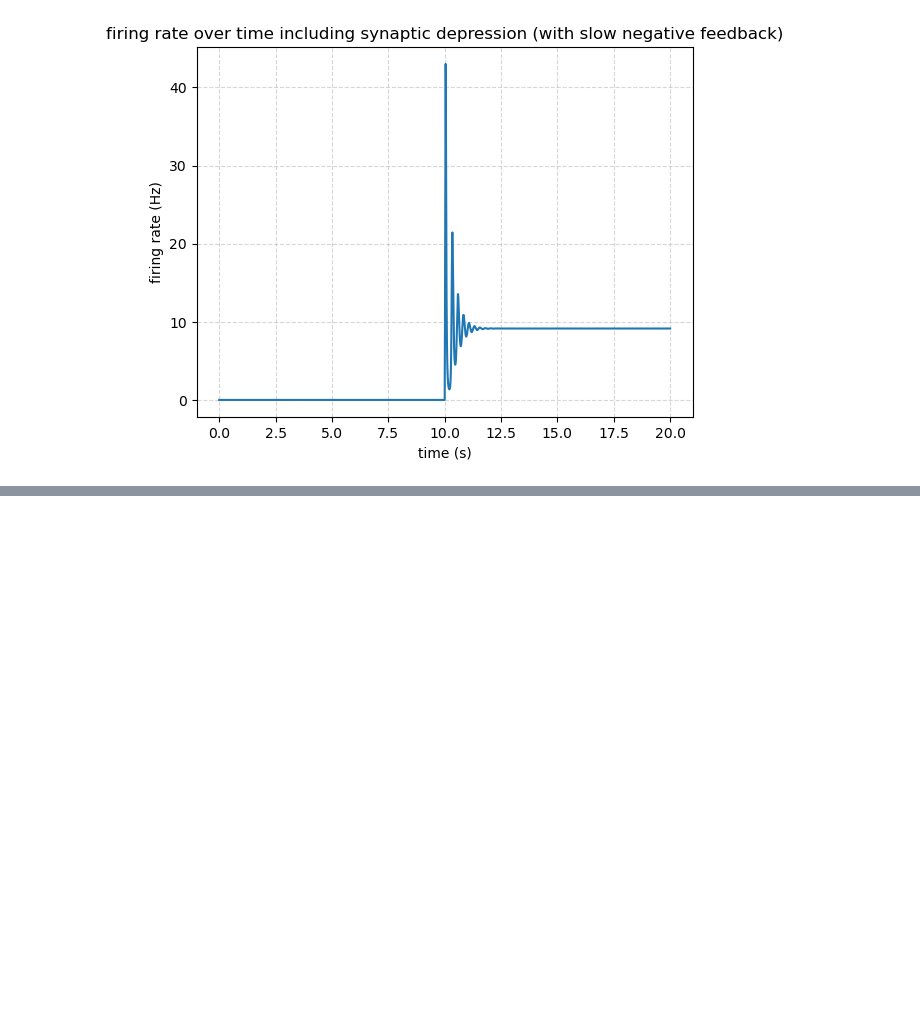
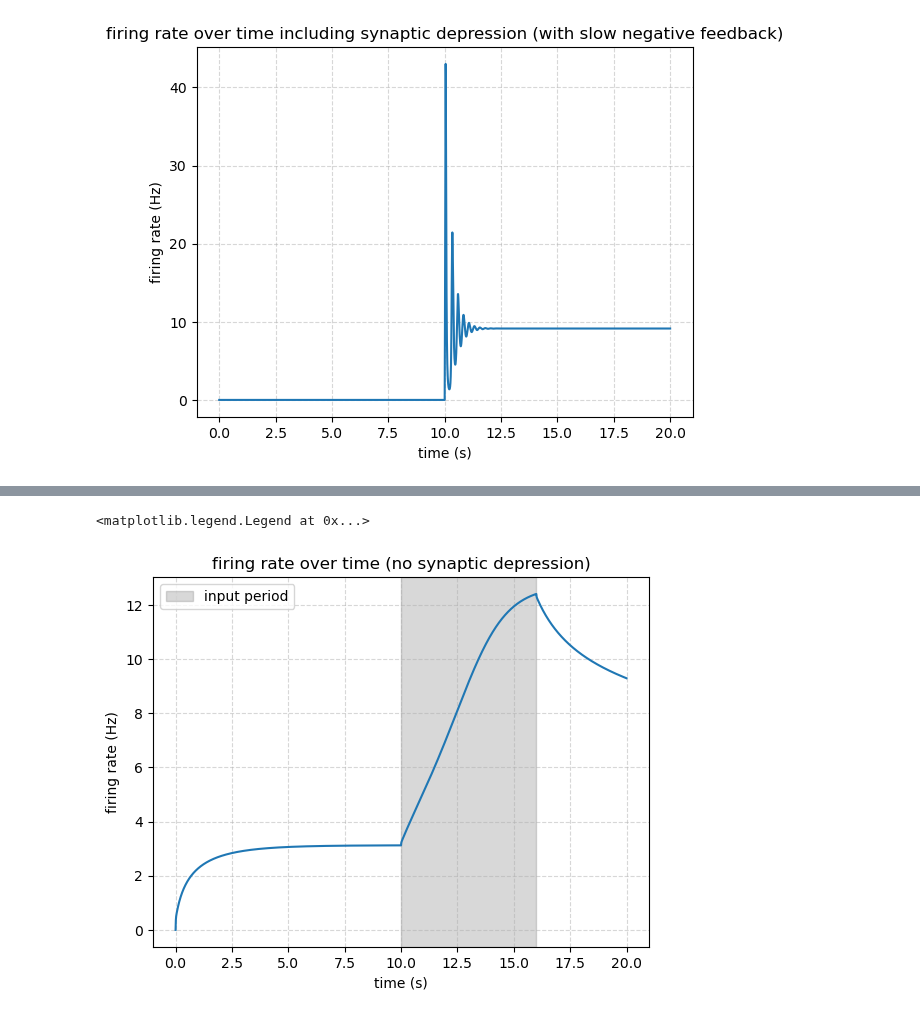
Before and after one commit to polsen99/intro_comp_neuro, a Jupyter notebook: tutorial 6.1 - bistability and oscillations in a firing-rate model with feedback.ipynb, the cells around one changed output, grey strips where cells are left out. Cells and saved outputs as stored; diff of their text form; code cells hidden in the pictures; blank space fills up the shorter version.

```diff
--- a/tutorial 6.1 - bistability and oscillations in a firing-rate model with feedback.ipynb
+++ b/tutorial 6.1 - bistability and oscillations in a firing-rate model with feedback.ipynb
@@ -298,0 +340,18 @@ plt.grid(True, linestyle='--', alpha=0.5)
+# %%
+s_in = np.zeros_like(t)
+half = int(len(t) / 2)
+s_in[half:half+6000] = 0.001
+# %%
+r_sim, _, _ = run_sim_no_dep(w_ee, s_in, 0, 1, 0)
+# %%
+plt.plot(t, r_sim)
+plt.title('firing rate over time (no synaptic depression)')
+plt.xlabel('time (s)')
+plt.ylabel('firing rate (Hz)')
+plt.grid(True, linestyle='--', alpha=0.5)
+
+plt.axvspan(10, 16, alpha=0.3, color='gray', label='input period')
+plt.legend()
+# %% [output]
+<matplotlib.legend.Legend at 0x...>
+[figure, added]
```
Also changed, not shown: parts of 9 cells of this notebook.
